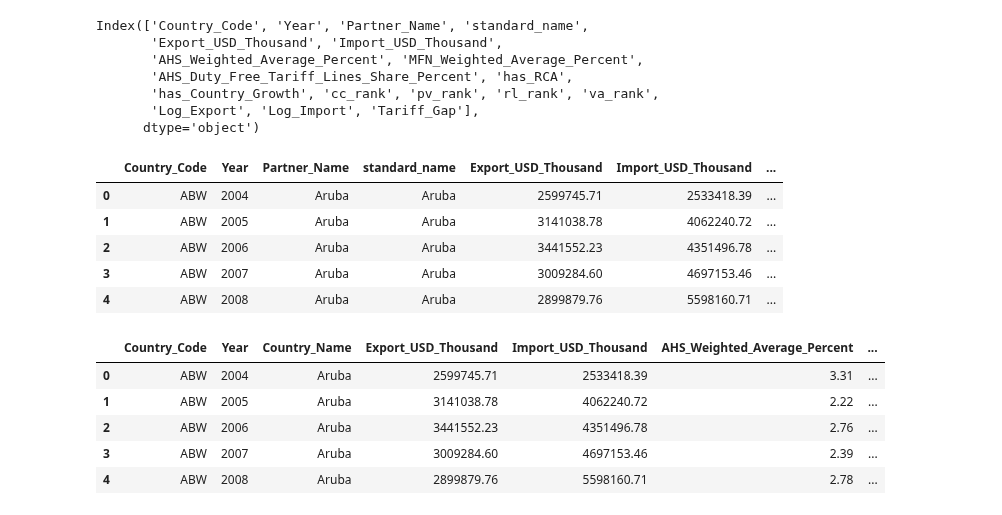
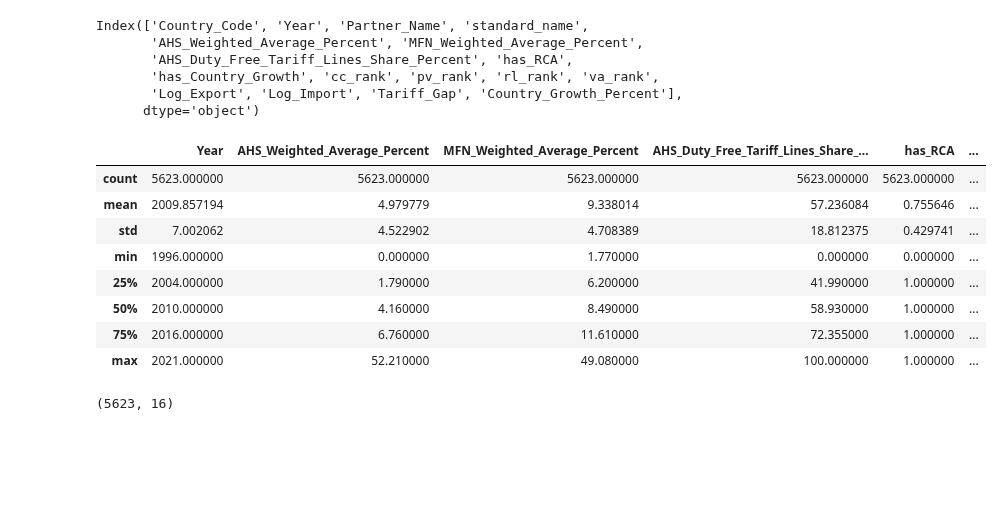
Before and after one commit to fountainhead-2207/DS111, a Jupyter notebook: notebooks/FE_pipeline.ipynb, the cells around one changed output. Saved outputs shown, nothing was run; the diff lists cells and outputs as text; code cells hidden in the pictures; blank space fills up the shorter version.

```diff
--- a/notebooks/FE_pipeline.ipynb
+++ b/notebooks/FE_pipeline.ipynb
@@ -9,30 +13,29 @@ root_dir = r'/home/check/DATA/university/yr3, hk1/DS111 - phân tích dữ liệ
 # %%
 df = pd.read_csv(root_dir + 'Data/Silver/Silver_1.csv')
 print(df.columns)
-df.head()
 # %% [output]
 Index(['Country_Code', 'Year', 'Partner_Name', 'standard_name',
-       'Export_USD_Thousand', 'Import_USD_Thousand',
        'AHS_Weighted_Average_Percent', 'MFN_Weighted_Average_Percent',
        'AHS_Duty_Free_Tariff_Lines_Share_Percent', 'has_RCA',
        'has_Country_Growth', 'cc_rank', 'pv_rank', 'rl_rank', 'va_rank',
-       'Log_Export', 'Log_Import', 'Tariff_Gap'],
+       'Log_Export', 'Log_Import', 'Tariff_Gap', 'Country_Growth_Percent'],
       dtype='object')
-|  | Country_Code | Year | Partner_Name | standard_name | Export_USD_Thousand | Import_USD_Thousand | ... |
-| 0 | ABW | 2004 | Aruba | Aruba | 2599745.71 | 2533418.39 | ... |
-| 1 | ABW | 2005 | Aruba | Aruba | 3141038.78 | 4062240.72 | ... |
-| 2 | ABW | 2006 | Aruba | Aruba | 3441552.23 | 4351496.78 | ... |
-| 3 | ABW | 2007 | Aruba | Aruba | 3009284.60 | 4697153.46 | ... |
-| 4 | ABW | 2008 | Aruba | Aruba | 2899879.76 | 5598160.71 | ... |
 # %%
 df.drop(columns=['Partner_Name'], inplace=True)
 df.rename(columns={'standard_name': 'Country_Name'}, inplace=True)
-# %%
-df.head()
-# %% [output]
-|  | Country_Code | Year | Country_Name | Export_USD_Thousand | Import_USD_Thousand | AHS_Weighted_Average_Percent | ... |
-| 0 | ABW | 2004 | Aruba | 2599745.71 | 2533418.39 | 3.31 | ... |
-| 1 | ABW | 2005 | Aruba | 3141038.78 | 4062240.72 | 2.22 | ... |
-| 2 | ABW | 2006 | Aruba | 3441552.23 | 4351496.78 | 2.76 | ... |
-| 3 | ABW | 2007 | Aruba | 3009284.60 | 4697153.46 | 2.39 | ... |
-| 4 | ABW | 2008 | Aruba | 2899879.76 | 5598160.71 | 2.78 | ... |
+# %%
+df.describe()
+# %% [output]
+|  | Year | AHS_Weighted_Average_Percent | MFN_Weighted_Average_Percent | AHS_Duty_Free_Tariff_Lines_Share_... | has_RCA | ... |
+| count | 5623.000000 | 5623.000000 | 5623.000000 | 5623.000000 | 5623.000000 | ... |
+| mean | 2009.857194 | 4.979779 | 9.338014 | 57.236084 | 0.755646 | ... |
+| std | 7.002062 | 4.522902 | 4.708389 | 18.812375 | 0.429741 | ... |
+| min | 1996.000000 | 0.000000 | 1.770000 | 0.000000 | 0.000000 | ... |
+| 25% | 2004.000000 | 1.790000 | 6.200000 | 41.990000 | 1.000000 | ... |
+| 50% | 2010.000000 | 4.160000 | 8.490000 | 58.930000 | 1.000000 | ... |
+| 75% | 2016.000000 | 6.760000 | 11.610000 | 72.355000 | 1.000000 | ... |
+| max | 2021.000000 | 52.210000 | 49.080000 | 100.000000 | 1.000000 | ... |
+# %%
+df.shape
+# %% [output]
+(5623, 16)
```
Also changed, not shown: parts of 11 cells of this notebook, 1 other file.
